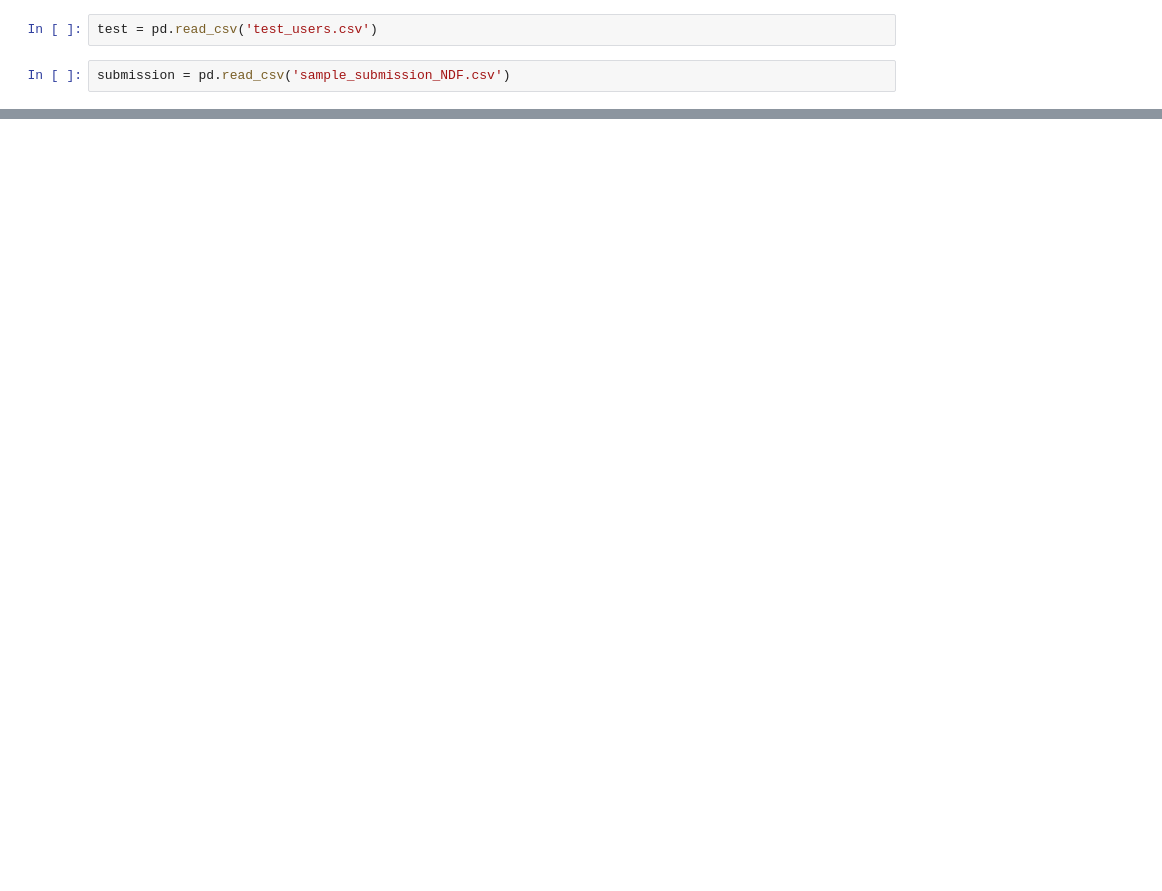
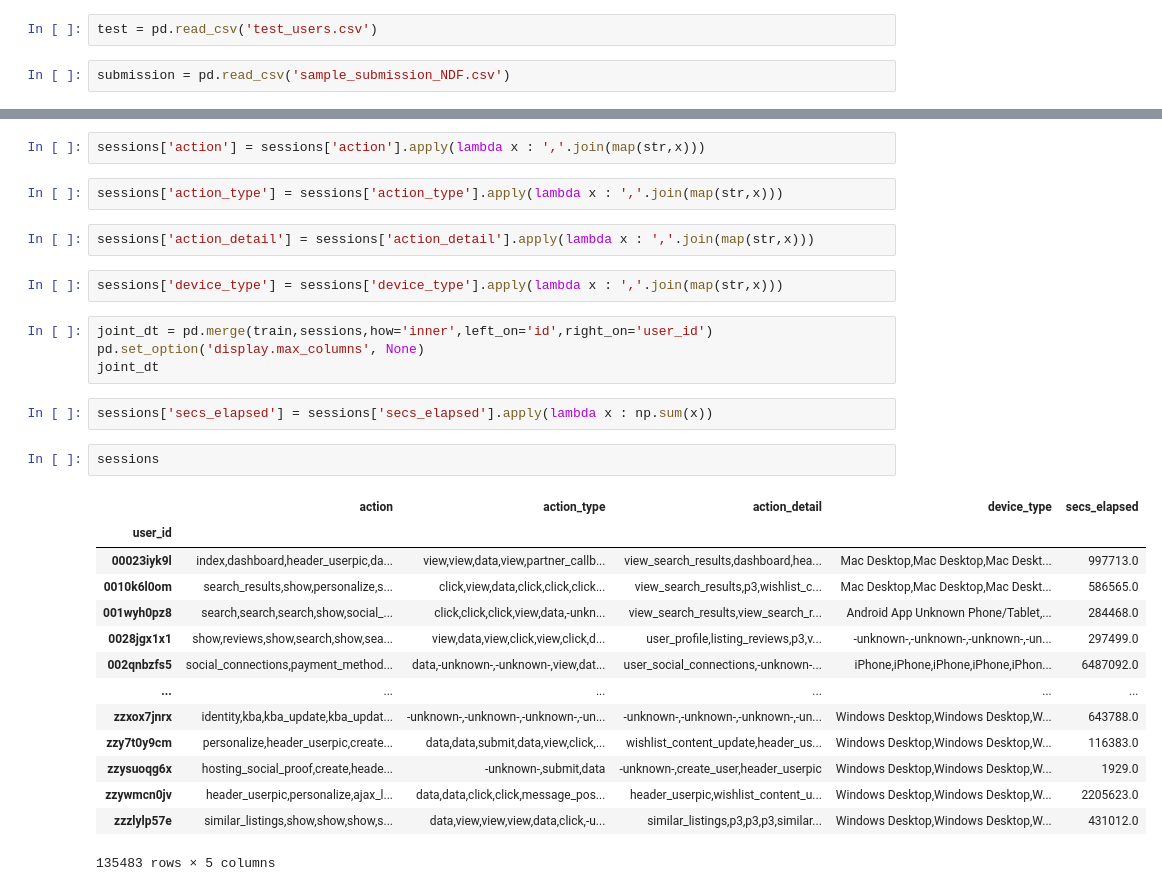
Before and after one commit to isoori/AirBNB-New-User-Booking, a Jupyter notebook: AirBNB.ipynb, the cells around one changed output, grey strips where cells are left out. Drawn from its saved outputs; the diff is of its cells as text; blank space fills up the shorter version.

```diff
--- a/AirBNB.ipynb
+++ b/AirBNB.ipynb
@@ -40,0 +115,31 @@ joint_dt
+# %%
+sessions['action'] = sessions['action'].apply(lambda x : ','.join(map(str,x)))
+# %%
+sessions['action_type'] = sessions['action_type'].apply(lambda x : ','.join(map(str,x)))
+# %%
+sessions['action_detail'] = sessions['action_detail'].apply(lambda x : ','.join(map(str,x)))
+# %%
+sessions['device_type'] = sessions['device_type'].apply(lambda x : ','.join(map(str,x)))
+# %%
+joint_dt = pd.merge(train,sessions,how='inner',left_on='id',right_on='user_id')
+pd.set_option('display.max_columns', None)
+joint_dt
+# %%
+sessions['secs_elapsed'] = sessions['secs_elapsed'].apply(lambda x : np.sum(x))
+# %%
+sessions
+# %% [output]
+|  | action | action_type | action_detail | device_type | secs_elapsed |
+| user_id |  |  |  |  |  |
+| 00023iyk9l | index,dashboard,header_userpic,da... | view,view,data,view,partner_callb... | view_search_results,dashboard,hea... | Mac Desktop,Mac Desktop,Mac Deskt... | 997713.0 |
+| 0010k6l0om | search_results,show,personalize,s... | click,view,data,click,click,click... | view_search_results,p3,wishlist_c... | Mac Desktop,Mac Desktop,Mac Deskt... | 586565.0 |
+| 001wyh0pz8 | search,search,search,show,social_... | click,click,click,view,data,-unkn... | view_search_results,view_search_r... | Android App Unknown Phone/Tablet,... | 284468.0 |
+| 0028jgx1x1 | show,reviews,show,search,show,sea... | view,data,view,click,view,click,d... | user_profile,listing_reviews,p3,v... | -unknown-,-unknown-,-unknown-,-un... | 297499.0 |
+| 002qnbzfs5 | social_connections,payment_method... | data,-unknown-,-unknown-,view,dat... | user_social_connections,-unknown-... | iPhone,iPhone,iPhone,iPhone,iPhon... | 6487092.0 |
+| ... | ... | ... | ... | ... | ... |
+| zzxox7jnrx | identity,kba,kba_update,kba_updat... | -unknown-,-unknown-,-unknown-,-un... | -unknown-,-unknown-,-unknown-,-un... | Windows Desktop,Windows Desktop,W... | 643788.0 |
+| zzy7t0y9cm | personalize,header_userpic,create... | data,data,submit,data,view,click,... | wishlist_content_update,header_us... | Windows Desktop,Windows Desktop,W... | 116383.0 |
+| zzysuoqg6x | hosting_social_proof,create,heade... | -unknown-,submit,data | -unknown-,create_user,header_userpic | Windows Desktop,Windows Desktop,W... | 1929.0 |
+| zzywmcn0jv | header_userpic,personalize,ajax_l... | data,data,click,click,message_pos... | header_userpic,wishlist_content_u... | Windows Desktop,Windows Desktop,W... | 2205623.0 |
+| zzzlylp57e | similar_listings,show,show,show,s... | data,view,view,view,data,click,-u... | similar_listings,p3,p3,p3,similar... | Windows Desktop,Windows Desktop,W... | 431012.0 |
+135483 rows × 5 columns
```
Also changed, not shown: parts of 27 cells of this notebook.
